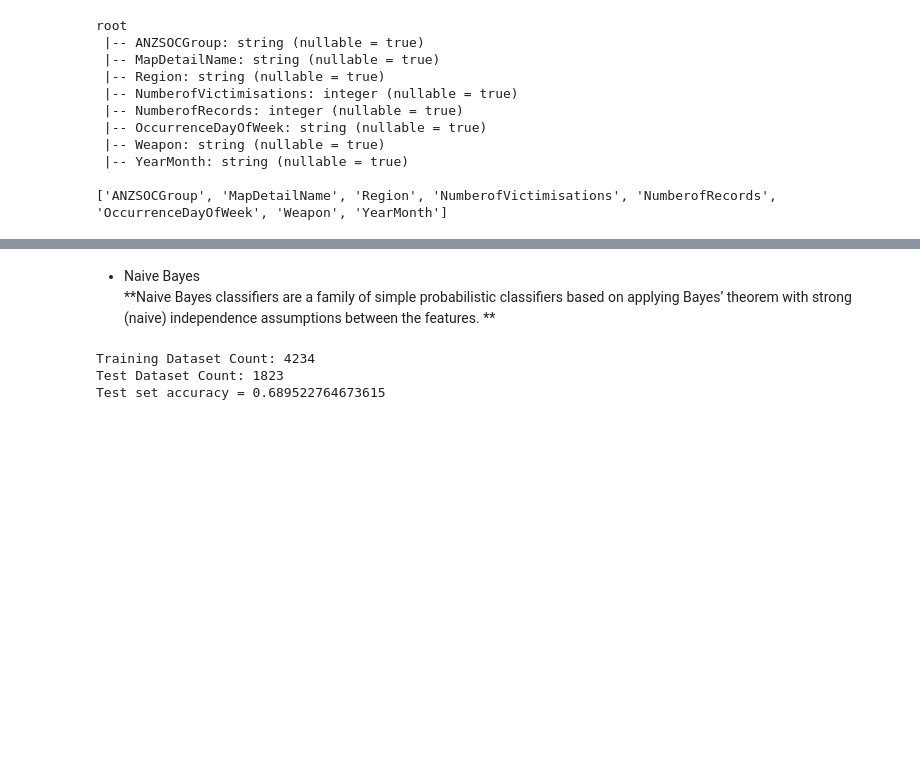
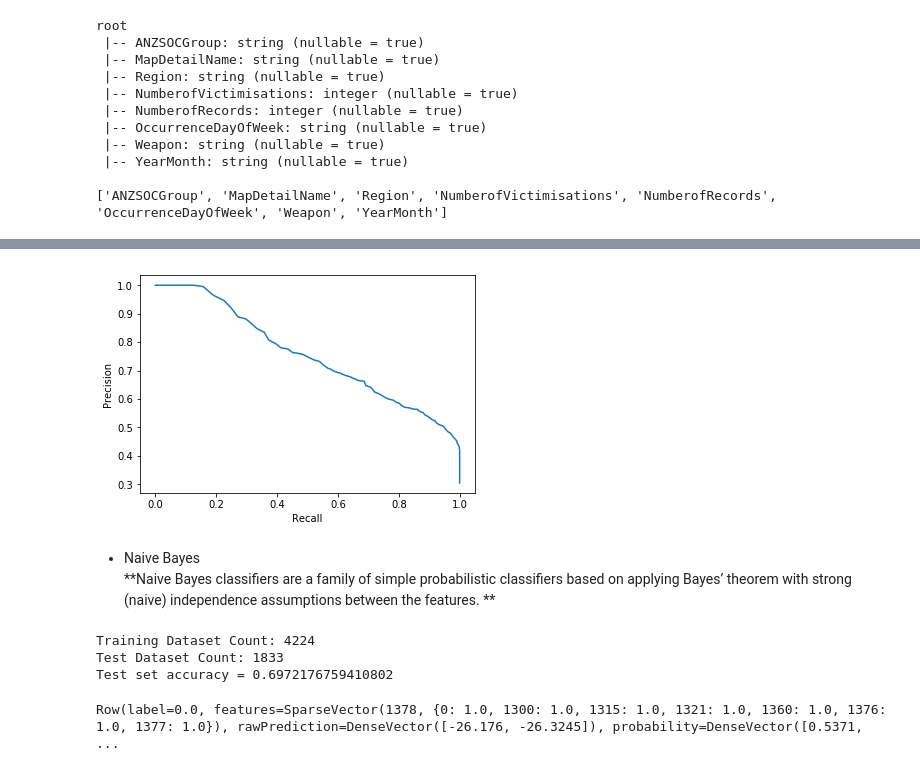
Before and after one commit to 129emma/DataMiningandBigData, a Jupyter notebook: Iteration 4.ipynb, the cells around one changed output, grey strips where cells are left out. Saved outputs shown, nothing was run; the diff lists cells and outputs as text; code cells hidden in the pictures; blank space fills up the shorter version.

```diff
--- a/Iteration 4.ipynb
+++ b/Iteration 4.ipynb
@@ -250,7 +287,23 @@ plt.show()
+# %%
+# Convert DataFrame to Pandas DataFrame.
+pr = training_summary.pr.toPandas()
+
+# Plot model recall and precision.
+plt.plot(pr['recall'],pr['precision'])
+
+# Define the labels and show the graph.
+plt.ylabel('Precision')
+plt.xlabel('Recall')
+plt.show()
+# %% [output]
+[figure, added]
 # %% [markdown]
 - Naive Bayes
 **Naive Bayes classifiers are a family of simple probabilistic classifiers based on applying Bayes’ theorem with strong (naive) independence assumptions between the features. **
 # %%
+from pyspark.ml.classification import NaiveBayes
+from pyspark.ml.evaluation import MulticlassClassificationEvaluator
+
 # Split data into train and test.
 naiBaTrain_data, naiBaTest_data = pipe_df.randomSplit([0.7,0.3])
 print("Training Dataset Count: " + str(naiBaTrain_data.count()))
@@ -266,16 +319,16 @@ naiBaModel = nb.fit(naiBaTrain_data)
 predictions = naiBaModel.transform(naiBaTest_data)
 
 
-pd.DataFrame(predictions.take(20))
-
-
-
 # compute accuracy on the test set
 evaluator = MulticlassClassificationEvaluator(labelCol="label", predictionCol="prediction",
                                               metricName="accuracy")
 accuracy = evaluator.evaluate(predictions)
 print("Test set accuracy = " + str(accuracy))
 # %% [output]
-Training Dataset Count: 4234
-Test Dataset Count: 1823
-Test set accuracy = 0.689522764673615
+Training Dataset Count: 4224
+Test Dataset Count: 1833
+Test set accuracy = 0.6972176759410802
+# %%
+nbSummary = predictions.summary
+# %% [output]
+Row(label=0.0, features=SparseVector(1378, {0: 1.0, 1300: 1.0, 1315: 1.0, 1321: 1.0, 1360: 1.0, 1376: 1.0, 1377: 1.0}), rawPrediction=DenseVector([-26.176, -26.3245]), probability=DenseVector([0.5371, ...
```
Also changed, not shown: parts of 5 cells of this notebook, 1 other file.
